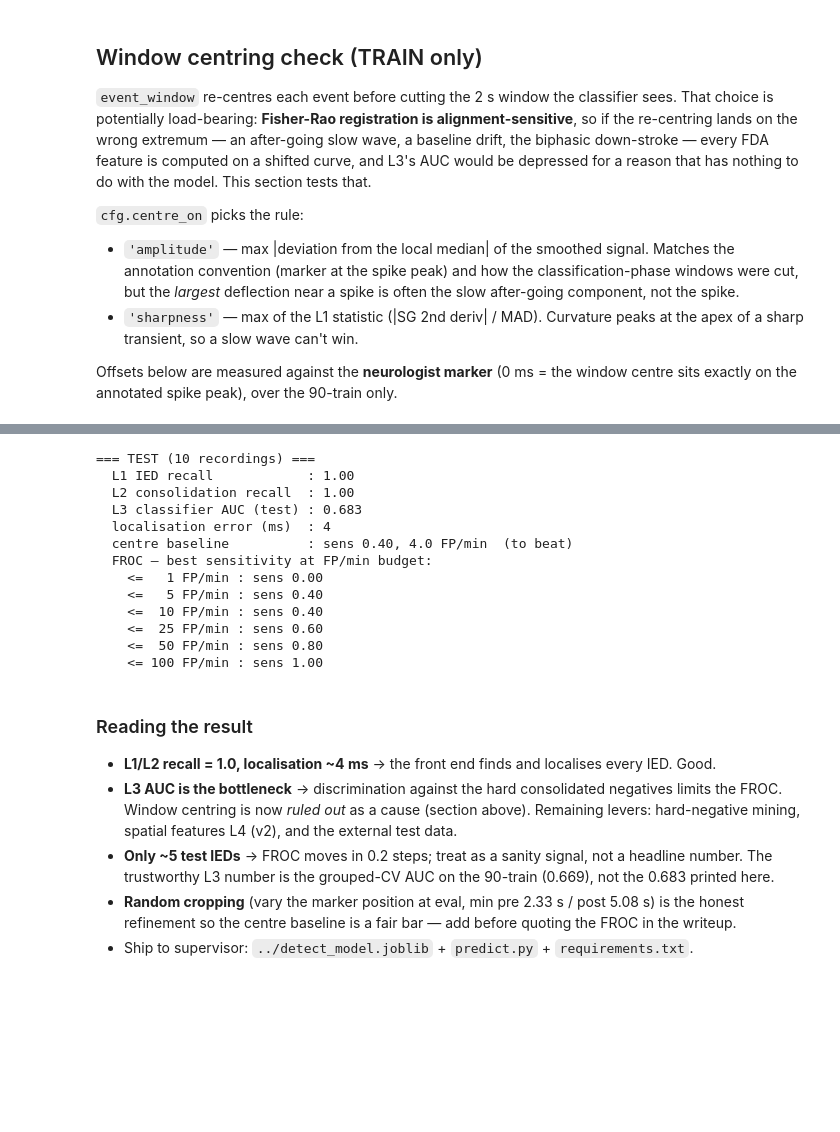
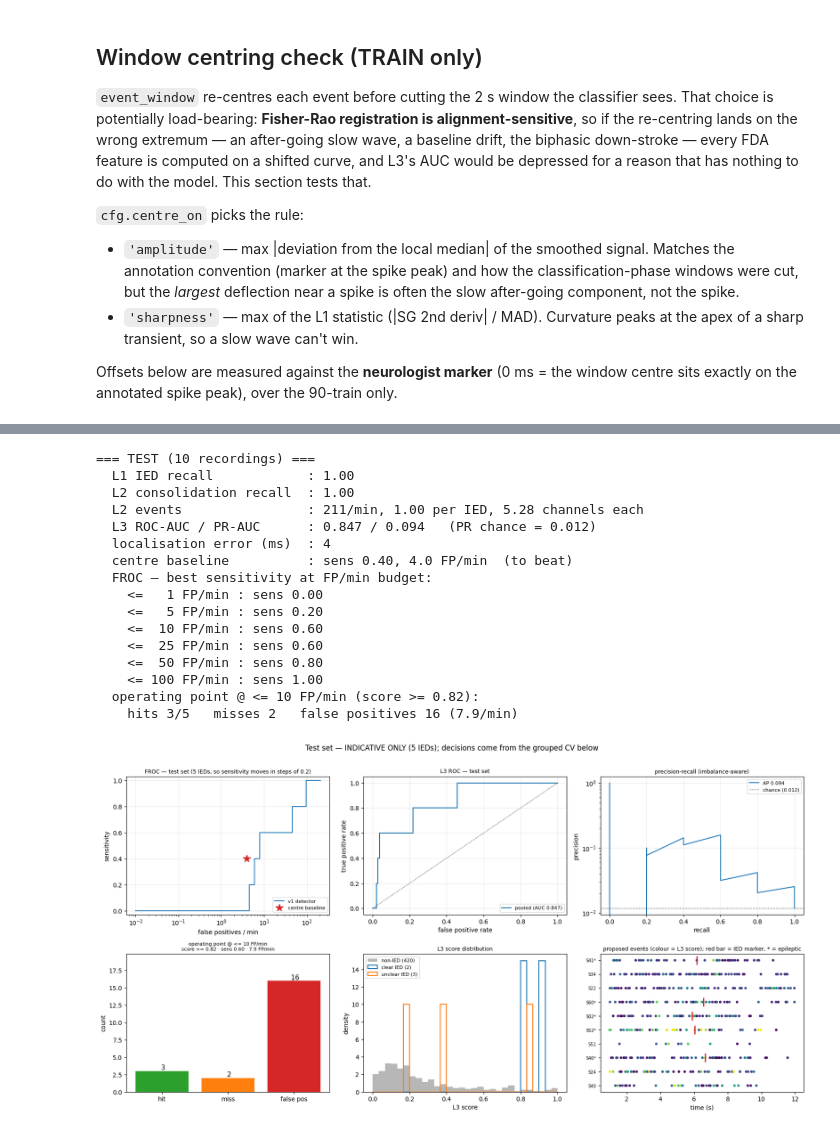
Before and after one commit to kavyavijaysankar/IED_Detection_EEG, a Jupyter notebook: IED Detection/detection_run.ipynb, the cells around one changed output, grey strips where cells are left out. Cells and saved outputs as stored; diff of their text form; code cells hidden in the pictures; blank space fills up the shorter version.

```diff
--- a/IED Detection/detection_run.ipynb
+++ b/IED Detection/detection_run.ipynb
@@ -154,29 +166,47 @@ Two caveats for the writeup:
   to be measured rather than inferred from the offsets.
 # %%
 print('=== TEST (10 recordings) ===')
-M.report(pipe, test)
+E_te, S_te, Y_te, G_te = M.report(pipe, test)   # one L1+L2+L3 pass, reused by the plots below
 # %% [output]
 === TEST (10 recordings) ===
   L1 IED recall            : 1.00
   L2 consolidation recall  : 1.00
-  L3 classifier AUC (test) : 0.683
+  L2 events                : 211/min, 1.00 per IED, 5.28 channels each
+  L3 ROC-AUC / PR-AUC      : 0.847 / 0.094   (PR chance = 0.012)
   localisation error (ms)  : 4
   centre baseline          : sens 0.40, 4.0 FP/min  (to beat)
   FROC — best sensitivity at FP/min budget:
     <=   1 FP/min : sens 0.00
-    <=   5 FP/min : sens 0.40
-    <=  10 FP/min : sens 0.40
+    <=   5 FP/min : sens 0.20
+    <=  10 FP/min : sens 0.60
     <=  25 FP/min : sens 0.60
     <=  50 FP/min : sens 0.80
     <= 100 FP/min : sens 1.00
+  operating point @ <= 10 FP/min (score >= 0.82):
+    hits 3/5   misses 2   false positives 16 (7.9/min)
-# %% [markdown]
-### Reading the result
-- **L1/L2 recall = 1.0, localisation ~4 ms** → the front end finds and localises every IED. Good.
-- **L3 AUC is the bottleneck** → discrimination against the hard consolidated negatives limits the FROC.
-  Window centring is now *ruled out* as a cause (section above). Remaining levers: hard-negative mining,
-  spatial features L4 (v2), and the external test data.
-- **Only ~5 test IEDs** → FROC moves in 0.2 steps; treat as a sanity signal, not a headline number. The
-  trustworthy L3 number is the grouped-CV AUC on the 90-train (0.669), not the 0.683 printed here.
-- **Random cropping** (vary the marker position at eval, min pre 2.33 s / post 5.08 s) is the honest
-  refinement so the centre baseline is a fair bar — add before quoting the FROC in the writeup.
-- Ship to supervisor: `../detect_model.joblib` + `predict.py` + `requirements.txt`.
+# %%
+import detect_plots as P
+
+pts_te = M.froc_points(test, E_te, G_te, S_te, cfg)
+cm_te = M.detection_counts(test, E_te, G_te, S_te, cfg,
+                           M.threshold_at(pts_te, M.FP_BUDGET))
+
+fig, axs = plt.subplots(2, 3, figsize=(16.5, 8.5))
+n_ied = sum(r['epi'] for r in test)
+P.froc(axs[0, 0], pts_te, label='v1 detector', baseline=M.centre_baseline(test, cfg))
+axs[0, 0].set_title(f'FROC — test set ({n_ied} IEDs, so sensitivity moves in steps '
+                    f'of {1 / n_ied:.1f})', fontsize=9)
+P.roc(axs[0, 1], Y_te, S_te)
+axs[0, 1].set_title('L3 ROC — test set', fontsize=9)
+P.pr(axs[0, 2], Y_te, S_te)
+axs[0, 2].set_title('precision-recall (imbalance-aware)', fontsize=9)
+P.counts(axs[1, 0], cm_te, f'operating point @ <= {M.FP_BUDGET:.0f} FP/min')
+P.score_hist(axs[1, 1], Y_te, S_te, G_te, test)
+axs[1, 1].set_title('L3 score distribution', fontsize=9)
+P.timeline(axs[1, 2], test, E_te, G_te, S_te, cfg)
+plt.suptitle('Test set — INDICATIVE ONLY (5 IEDs); decisions come from the grouped CV below', y=1.01)
+plt.tight_layout()
+plt.savefig('../figures/detection_test_metrics.png', dpi=800, bbox_inches='tight')
+plt.show()
+# %% [output]
+[figure, added]
```
Also changed, not shown: parts of 14 cells of this notebook, 14 other files.
